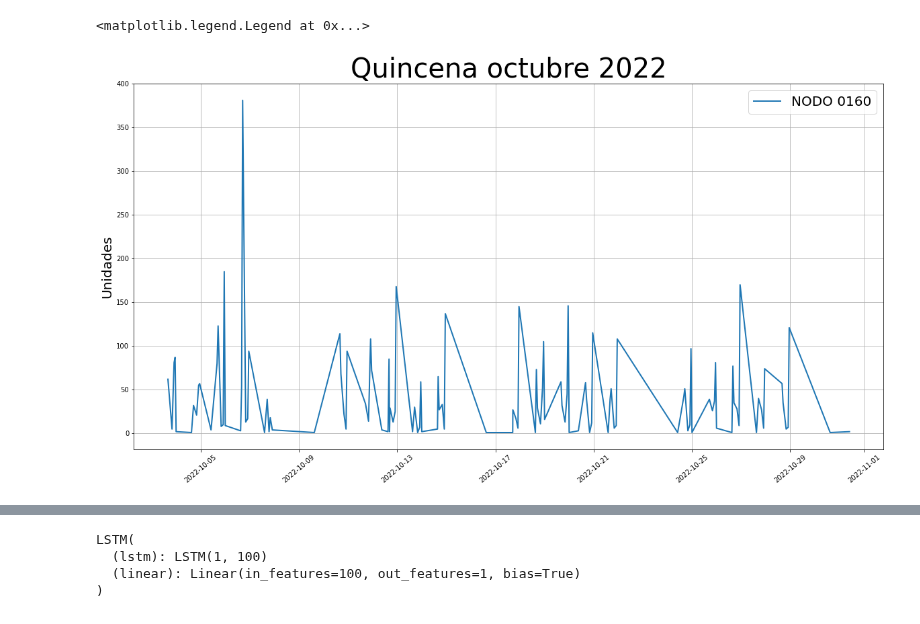
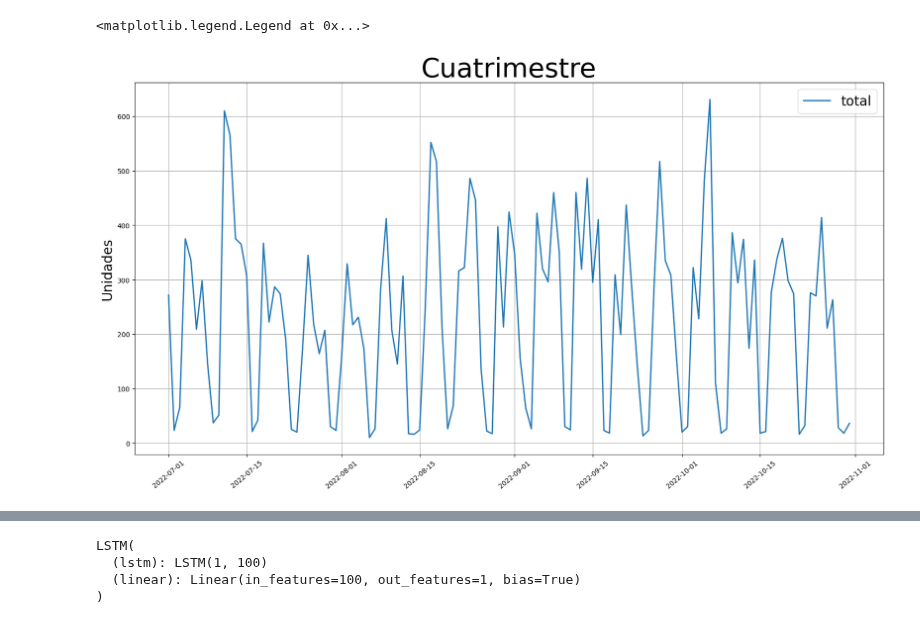
Before and after one commit to Peskysa/valverde, a Jupyter notebook: predict.ipynb, the cells around one changed output, grey strips where cells are left out. Cells and saved outputs as stored; diff of their text form; code cells hidden in the pictures.

```diff
--- a/predict.ipynb
+++ b/predict.ipynb
@@ -10,6 +11,6 @@ import matplotlib.pyplot as plt
 %matplotlib inline
 # %%
 import pandas as pd
-df_160 = pd.read_csv('new_date_160.csv')
+df_160 = pd.read_excel('datos predict.xlsx')
 df_160
 # %% [output]
@@ -29,12 +29,0 @@ df_160
-# %%
-import pandas as pd
-
-
-# Convert the date to datetime64
-df_160['date'] = pd.to_datetime(df_160['date'], format='%Y-%m-%d')
-
-# Filter data between two dates
-df_160_2018 = df_160.loc[(df_160['date'] >= '2022-10-01')
-                     & (df_160['date'] < '2022-11-01')]
-# Display
-df_160_2018
@@ -55,18 +30,18 @@ df_160_2018
 # %%
 import matplotlib.pyplot as plt
 import matplotlib.dates as dates
 
-y1 = df_160_2018['unidad']
-x1 = df_160_2018['date']
+y1 = df_160['unidad']
+x1 = df_160['date']
 
 
 fig, ax = plt.subplots(figsize=(20,10))
 plt.grid()
-ax.plot(x1, y1, linewidth=2.0, label="NODO 0160")
+ax.plot(x1, y1, linewidth=2.0, label="total")
 ax.xaxis.set_tick_params(rotation=40)
 ax.set_ylabel('Unidades',fontsize = 20)
-ax.set_title('Quincena octubre 2022',fontsize = 40)
+ax.set_title('Cuatrimestre',fontsize = 40)
 ax.legend(fontsize = 20)
 # %% [output]
 <matplotlib.legend.Legend at 0x...>
-[figure, old version]
+[figure, new version]
```
Also changed, not shown: parts of 18 cells of this notebook, 2 other files.
